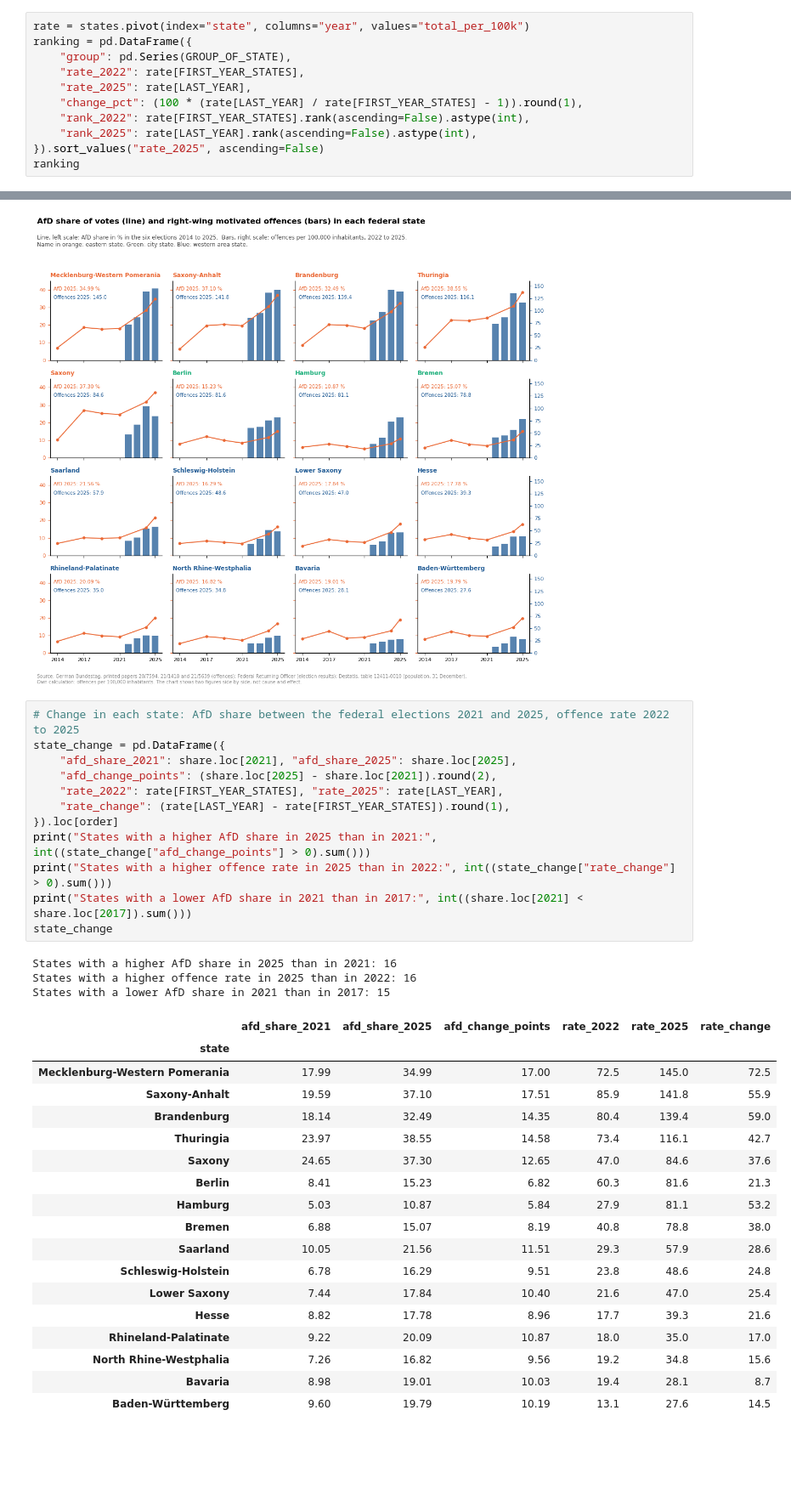
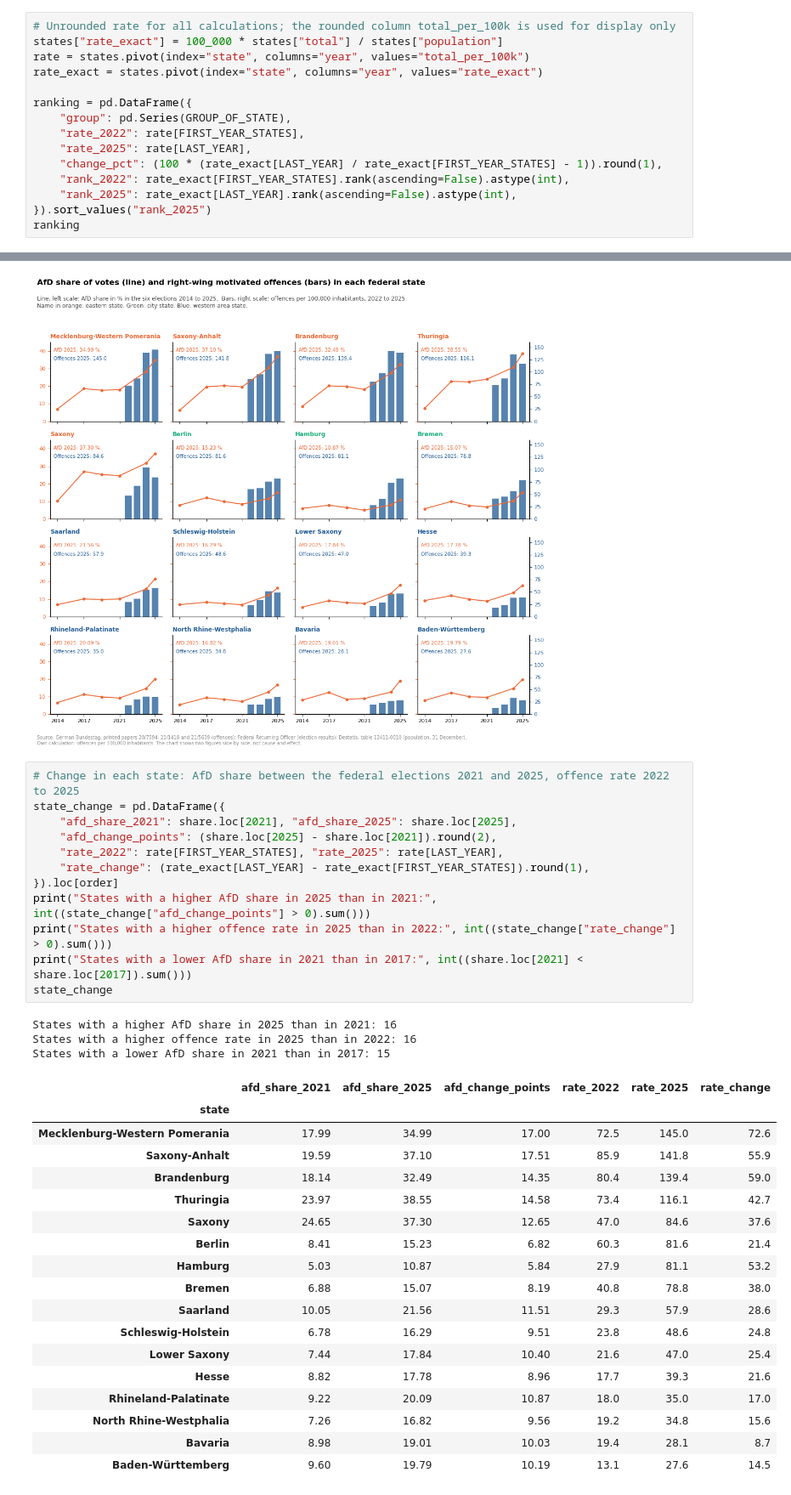
Before and after one commit to Amirhouschang/right-wing-crime-germany-pmk, a Jupyter notebook: notebooks/02_analysis.ipynb, the cells around one changed output, grey strips where cells are left out. Shown at 85% size. Cells and saved outputs as stored; diff of their text form; blank space fills up the shorter version.

```diff
--- a/notebooks/02_analysis.ipynb
+++ b/notebooks/02_analysis.ipynb
@@ -379,13 +381,17 @@ The figures for Germany and for the three groups of states are calculated from t
 # %%
+# Unrounded rate for all calculations; the rounded column total_per_100k is used for display only
+states["rate_exact"] = 100_000 * states["total"] / states["population"]
 rate = states.pivot(index="state", columns="year", values="total_per_100k")
+rate_exact = states.pivot(index="state", columns="year", values="rate_exact")
+
 ranking = pd.DataFrame({
     "group": pd.Series(GROUP_OF_STATE),
     "rate_2022": rate[FIRST_YEAR_STATES],
     "rate_2025": rate[LAST_YEAR],
-    "change_pct": (100 * (rate[LAST_YEAR] / rate[FIRST_YEAR_STATES] - 1)).round(1),
-    "rank_2022": rate[FIRST_YEAR_STATES].rank(ascending=False).astype(int),
-    "rank_2025": rate[LAST_YEAR].rank(ascending=False).astype(int),
-}).sort_values("rate_2025", ascending=False)
+    "change_pct": (100 * (rate_exact[LAST_YEAR] / rate_exact[FIRST_YEAR_STATES] - 1)).round(1),
+    "rank_2022": rate_exact[FIRST_YEAR_STATES].rank(ascending=False).astype(int),
+    "rank_2025": rate_exact[LAST_YEAR].rank(ascending=False).astype(int),
+}).sort_values("rank_2025")
 ranking
 # %% [output]
 |  | group | rate_2022 | rate_2025 | change_pct | rank_2022 | rank_2025 |
@@ -780,27 +792,27 @@ plt.show()
 # %%
 # Change in each state: AfD share between the federal elections 2021 and 2025, offence rate 2022 to 2025
 state_change = pd.DataFrame({
     "afd_share_2021": share.loc[2021], "afd_share_2025": share.loc[2025],
     "afd_change_points": (share.loc[2025] - share.loc[2021]).round(2),
     "rate_2022": rate[FIRST_YEAR_STATES], "rate_2025": rate[LAST_YEAR],
-    "rate_change": (rate[LAST_YEAR] - rate[FIRST_YEAR_STATES]).round(1),
+    "rate_change": (rate_exact[LAST_YEAR] - rate_exact[FIRST_YEAR_STATES]).round(1),
 }).loc[order]
 print("States with a higher AfD share in 2025 than in 2021:", int((state_change["afd_change_points"] > 0).sum()))
 print("States with a higher offence rate in 2025 than in 2022:", int((state_change["rate_change"] > 0).sum()))
 print("States with a lower AfD share in 2021 than in 2017:", int((share.loc[2021] < share.loc[2017]).sum()))
 state_change
 # %% [output]
 States with a higher AfD share in 2025 than in 2021: 16
 States with a higher offence rate in 2025 than in 2022: 16
 States with a lower AfD share in 2021 than in 2017: 15
 |  | afd_share_2021 | afd_share_2025 | afd_change_points | rate_2022 | rate_2025 | rate_change |
 | state |  |  |  |  |  |  |
-| Mecklenburg-Western Pomerania | 17.99 | 34.99 | 17.00 | 72.5 | 145.0 | 72.5 |
+| Mecklenburg-Western Pomerania | 17.99 | 34.99 | 17.00 | 72.5 | 145.0 | 72.6 |
 | Saxony-Anhalt | 19.59 | 37.10 | 17.51 | 85.9 | 141.8 | 55.9 |
 | Brandenburg | 18.14 | 32.49 | 14.35 | 80.4 | 139.4 | 59.0 |
 | Thuringia | 23.97 | 38.55 | 14.58 | 73.4 | 116.1 | 42.7 |
 | Saxony | 24.65 | 37.30 | 12.65 | 47.0 | 84.6 | 37.6 |
-| Berlin | 8.41 | 15.23 | 6.82 | 60.3 | 81.6 | 21.3 |
+| Berlin | 8.41 | 15.23 | 6.82 | 60.3 | 81.6 | 21.4 |
 | Hamburg | 5.03 | 10.87 | 5.84 | 27.9 | 81.1 | 53.2 |
 | Bremen | 6.88 | 15.07 | 8.19 | 40.8 | 78.8 | 38.0 |
 | Saarland | 10.05 | 21.56 | 11.51 | 29.3 | 57.9 | 28.6 |
```
Also changed, not shown: parts of 9 cells of this notebook, 4 other files.
